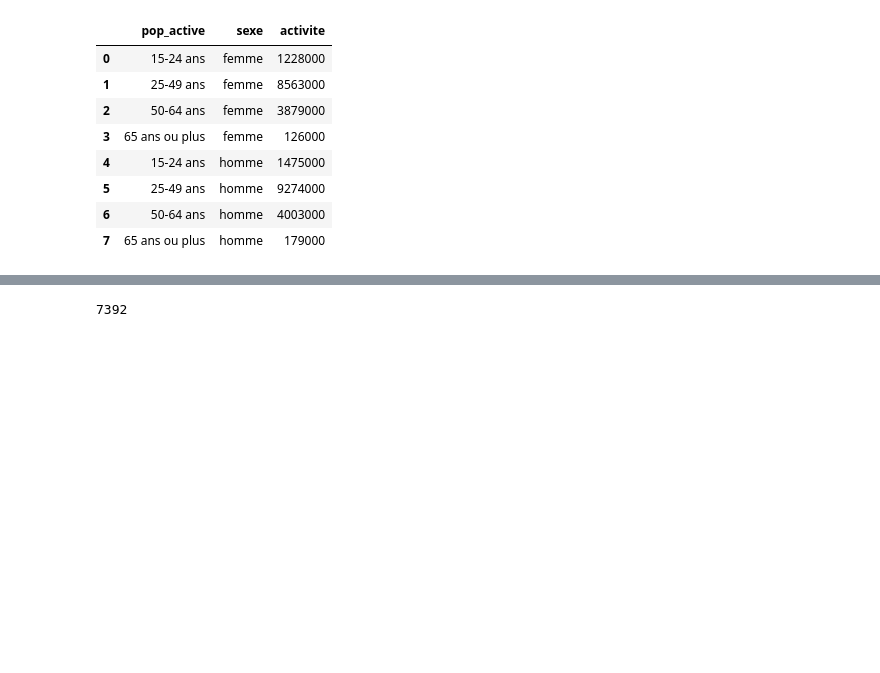
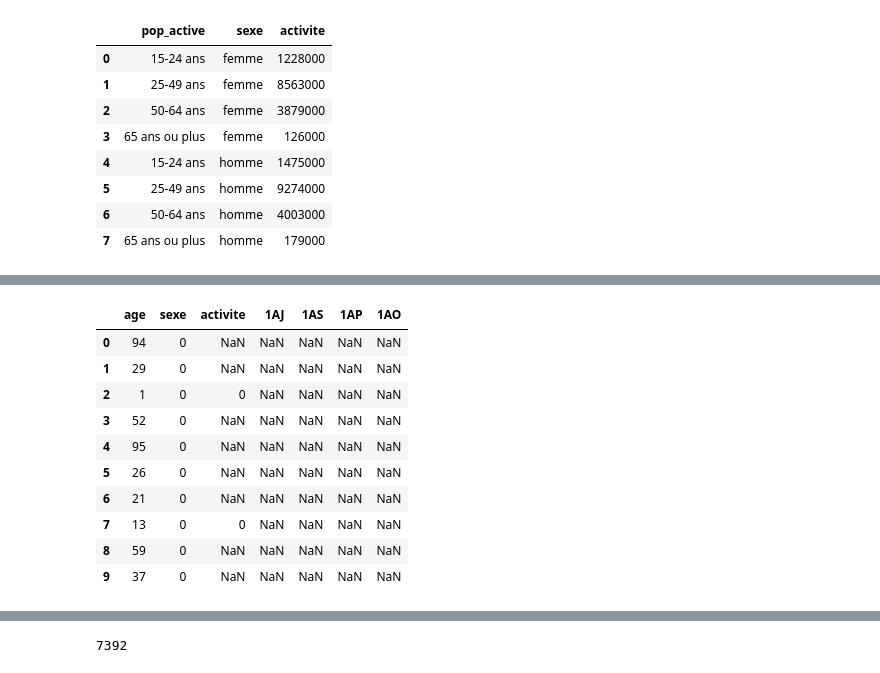
Before and after one commit to edarin/population_simulator, a Jupyter notebook: src/Simulation_brute.ipynb, the cells around one changed output, grey strips where cells are left out. Saved outputs shown, nothing was run; the diff lists cells and outputs as text; code cells hidden in the pictures; blank space fills up the shorter version.

```diff
--- a/src/Simulation_brute.ipynb
+++ b/src/Simulation_brute.ipynb
@@ -218,0 +304,16 @@ Name: 0, dtype: float64
+# %%
+#Génération population inactive jeune
+population.loc[population['age'] < 15, "activite"] = 0
+population.head(n=10)
+# %% [output]
+|  | age | sexe | activite | 1AJ | 1AS | 1AP | 1AO |
+| 0 | 94 | 0 | NaN | NaN | NaN | NaN | NaN |
+| 1 | 29 | 0 | NaN | NaN | NaN | NaN | NaN |
+| 2 | 1 | 0 | 0 | NaN | NaN | NaN | NaN |
+| 3 | 52 | 0 | NaN | NaN | NaN | NaN | NaN |
+| 4 | 95 | 0 | NaN | NaN | NaN | NaN | NaN |
+| 5 | 26 | 0 | NaN | NaN | NaN | NaN | NaN |
+| 6 | 21 | 0 | NaN | NaN | NaN | NaN | NaN |
+| 7 | 13 | 0 | 0 | NaN | NaN | NaN | NaN |
+| 8 | 59 | 0 | NaN | NaN | NaN | NaN | NaN |
+| 9 | 37 | 0 | NaN | NaN | NaN | NaN | NaN |
```
Also changed, not shown: parts of 19 cells of this notebook, 1 other file.
